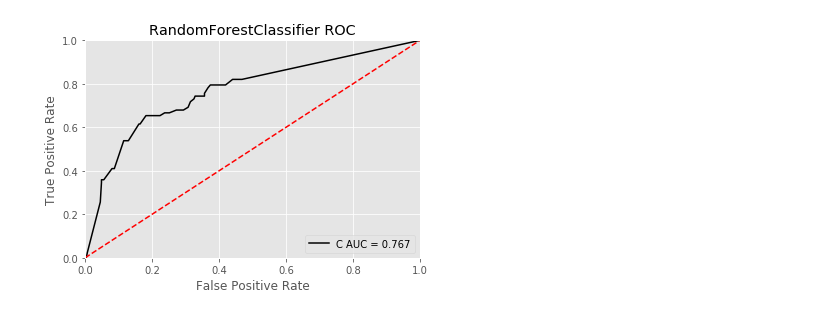
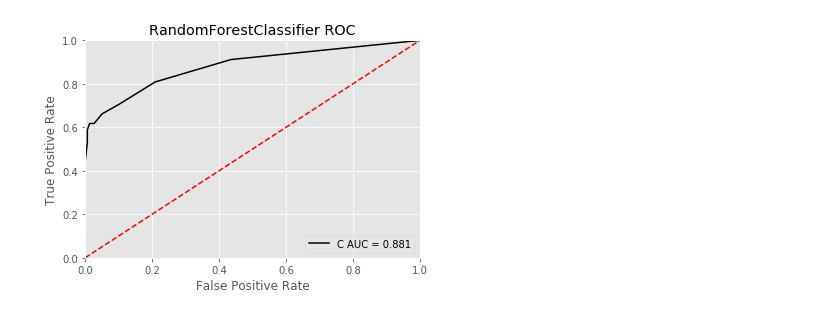
Before and after one commit to Bmcgarry194/ChessStyle, a Jupyter notebook: Chess_EDA.ipynb, the cells around one changed output. Saved outputs shown, nothing was run; the diff lists cells and outputs as text; code cells hidden in the pictures.

```diff
--- a/Chess_EDA.ipynb
+++ b/Chess_EDA.ipynb
@@ -280,16 +301,16 @@ done importing from mongoDB
 # %%
 # #create features and target dataframes
-# X, y = make_X_y(df.fillna(0))
+X, y = make_X_y(df.fillna(0))
 
 # #make a train test split
-# X_train, X_test, y_train, y_test = train_test_split(X, y, random_state=42)
+X_train, X_test, y_train, y_test = train_test_split(X, y, random_state=42)
 
 
 random_forest_testrun = RandomForestClassifier()
-random_forest_testrun.fit(X_train[['january_games', 'is_basic','has_location', 'has_avatar']], y_train)
-y_predict = random_forest_testrun.predict_proba(X_test[['january_games', 'is_basic','has_location', 'has_avatar']])
+random_forest_testrun.fit(X_train, y_train)
+y_predict = random_forest_testrun.predict_proba(X_test)
 
 print(roc_auc_score(y_test, y_predict[:, 1]))
 
-print(cross_val_score(random_forest_testrun, X_test[['january_games', 'is_basic','has_location', 'has_avatar']], y_test, cv=20))
+print(cross_val_score(random_forest_testrun, X_test, y_test, cv=20))
 # %% [output]
@@ -363,25 +376,25 @@ plot_best_features(values, features)
 # %%
 def plot_roc(model, x_columns, y_true):
 
     y_pred = model.predict_proba(x_columns)
 
     fpr, tpr, threshold = roc_curve(y_true, y_pred[:,1])
     area_under_curve = auc(fpr, tpr)
 
     # method I: plt
     fig, ax = plt.subplots()
     model_name = str(type(model)).split('.')[-1].strip(">\'")
     plt.title(f'{model_name} ROC')
     ax.plot(fpr, tpr, 'k', label = 'C AUC = %0.3f' % area_under_curve)
 
     ax.legend(loc = 'lower right')
     ax.plot([0, 1], [0, 1],'r--')
     plt.xlim([0, 1])
     plt.ylim([0, 1])
     plt.ylabel('True Positive Rate')
     plt.xlabel('False Positive Rate')
     plt.show()
 
-plot_roc(random_forest_testrun, X_test[['january_games', 'is_basic','has_location', 'has_avatar']], y_test)
+plot_roc(random_forest_testrun, X_test, y_test)
 # %% [output]
-[figure, old version]
+[figure, new version]
```
Also changed, not shown: parts of 10 cells of this notebook, 1 other file.
